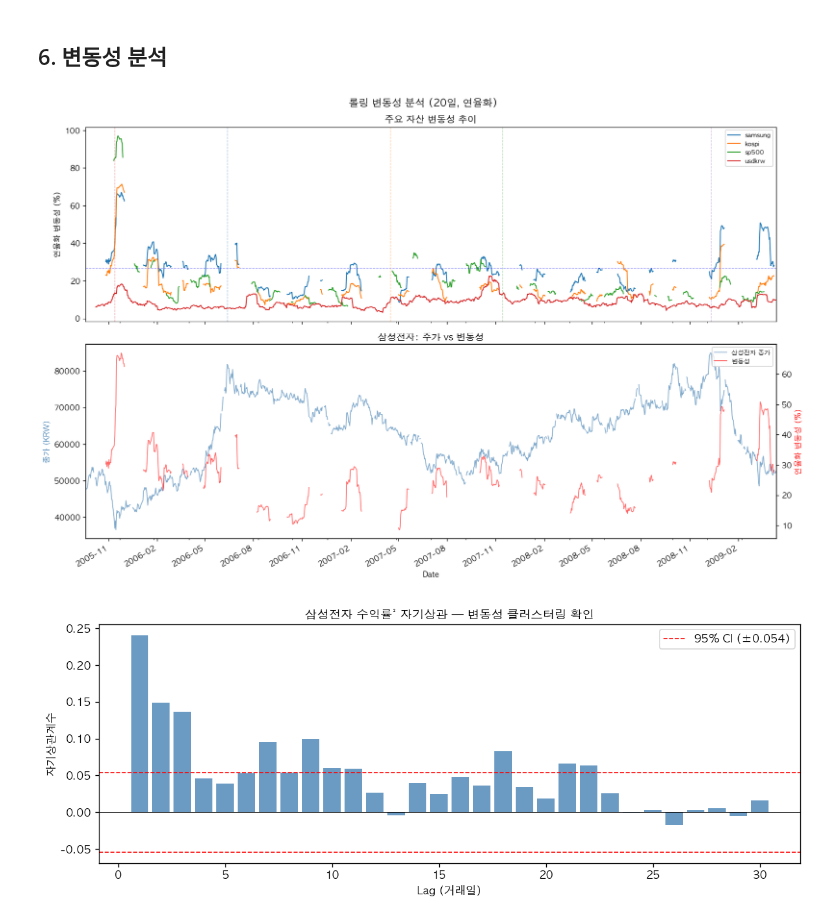
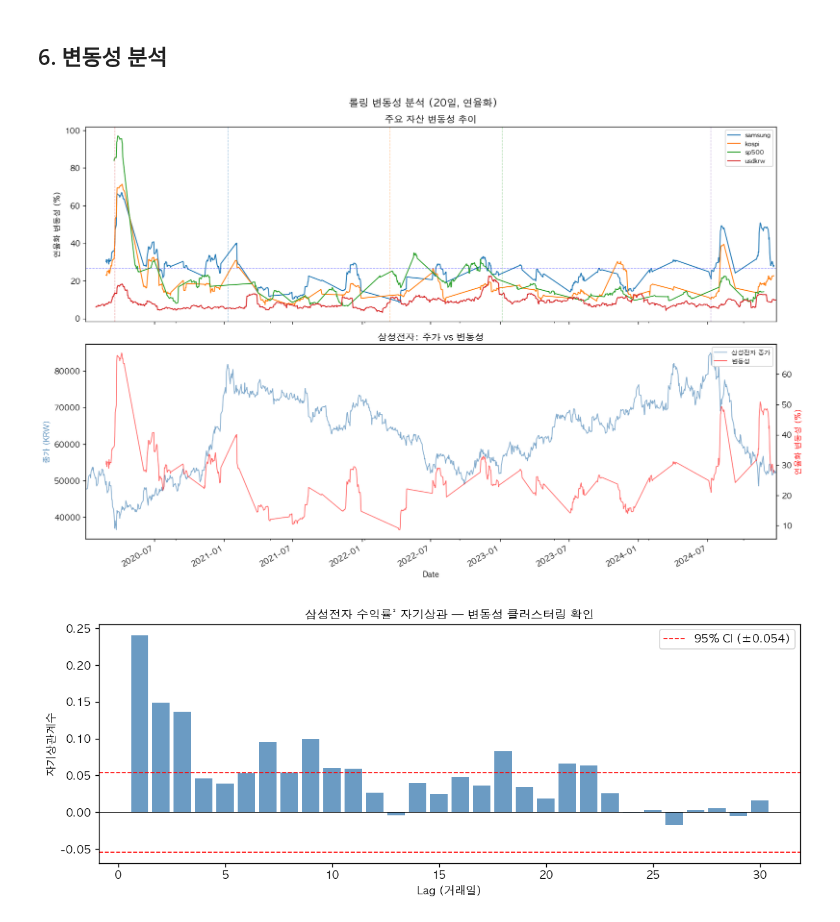
Before and after one commit to jinjintaek/korean-stock-external-factors-eda, a Jupyter notebook: notebooks/02_eda_analysis.ipynb, the cells around one changed output. Drawn from its saved outputs; the diff is of its cells as text; code cells hidden in the pictures.

```diff
--- a/notebooks/02_eda_analysis.ipynb
+++ b/notebooks/02_eda_analysis.ipynb
@@ -520,52 +519,47 @@ display(event_summary.style
 # %% [markdown]
 ## 6. 변동성 분석
 # %%
-# ── 롤링 변동성 (20일) ──────────────────────────────────────
 VOL_WINDOW = 20
 vol_assets = ['samsung', 'kospi', 'sp500', 'usdkrw']
 
-rolling_vol = returns[vol_assets].rolling(VOL_WINDOW).std() * np.sqrt(252) * 100  # 연율화 %
+rolling_vol = returns[vol_assets].rolling(VOL_WINDOW).std() * np.sqrt(252) * 100
 
 fig, axes = plt.subplots(2, 1, figsize=(14, 9), sharex=True)
 fig.suptitle('롤링 변동성 분석 (20일, 연율화)', fontsize=13, fontweight='bold')
 
-# 상단: 변동성 추이
 ax = axes[0]
 for col in vol_assets:
-    rolling_vol[col].plot(ax=ax, label=col, lw=1.2)
+    rolling_vol[col].dropna().plot(ax=ax, label=col, lw=1.2)
 ax.set_ylabel('연율화 변동성 (%)')
 ax.set_title('주요 자산 변동성 추이')
 ax.legend(fontsize=8)
-ax.axhline(rolling_vol['samsung'].mean(), color='blue', linestyle='--',
-           alpha=0.5, lw=0.8, label='삼성 평균')
+ax.axhline(rolling_vol['samsung'].mean(), color='blue', linestyle='--', alpha=0.5, lw=0.8)
 for ev in EVENTS:
-    ax.axvline(pd.Timestamp(ev['date']), color=ev['color'],
-               linestyle='--', alpha=0.4, lw=0.8)
+    ax.axvline(pd.Timestamp(ev['date']), color=ev['color'], linestyle='--', alpha=0.4, lw=0.8)
 
-# 하단: 삼성전자 주가 + 변동성 오버레이
-ax2 = axes[1]
+ax2  = axes[1]
 ax2b = ax2.twinx()
-
-master['samsung'].plot(ax=ax2, color='steelblue', lw=1, label='삼성전자 종가', alpha=0.7)
-rolling_vol['samsung'].plot(ax=ax2b, color='red', lw=1, label='변동성', alpha=0.6)
-
+samsung_clean = master['samsung'].dropna()
+vol_clean     = rolling_vol['samsung'].dropna()
+samsung_clean.plot(ax=ax2,  color='steelblue', lw=1,   label='삼성전자 종가', alpha=0.7)
+vol_clean.plot(    ax=ax2b, color='red',        lw=1,   label='변동성',       alpha=0.6)
 ax2.set_ylabel('종가 (KRW)', color='steelblue')
 ax2b.set_ylabel('연율화 변동성 (%)', color='red')
 ax2.set_title('삼성전자: 주가 vs 변동성')
-
 lines1, labels1 = ax2.get_legend_handles_labels()
 lines2, labels2 = ax2b.get_legend_handles_labels()
 ax2.legend(lines1 + lines2, labels1 + labels2, fontsize=8, loc='upper right')
 
-ax2.xaxis.set_major_formatter(mdates.DateFormatter('%Y-%m'))
-ax2.xaxis.set_major_locator(mdates.MonthLocator(interval=3))
-plt.setp(ax2.xaxis.get_majorticklabels(), rotation=30, ha='right')
+# xlim 명시 + DateFormatter만 설정 (MonthLocator 제거)
+axes[-1].set_xlim(samsung_clean.index.min(), samsung_clean.index.max())
+axes[-1].xaxis.set_major_formatter(mdates.DateFormatter('%Y-%m'))
+plt.setp(axes[-1].xaxis.get_majorticklabels(), rotation=30, ha='right')
 
 plt.tight_layout()
 plt.savefig(FIG_DIR / 'fig9_volatility.png', bbox_inches='tight')
 plt.show()
 # %% [output]
-[figure, old version]
+[figure, new version]
 # %%
 # ── 변동성 클러스터링 확인 (자기상관) ─────────────────────────
 sq_ret = returns['samsung'] ** 2   # 수익률 제곱 = 변동성 프록시
```
Also changed, not shown: parts of 2 cells of this notebook, 8 other files.
